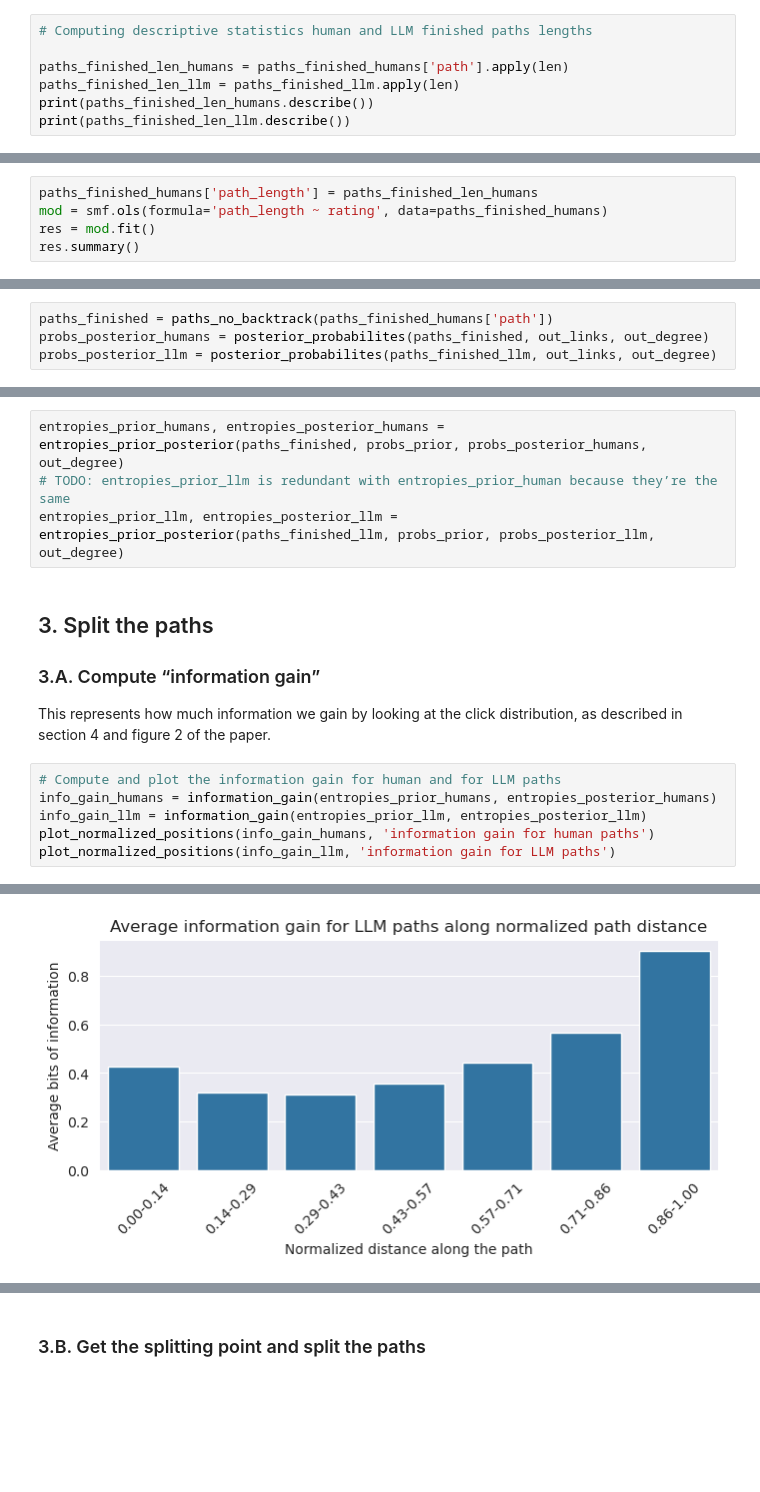
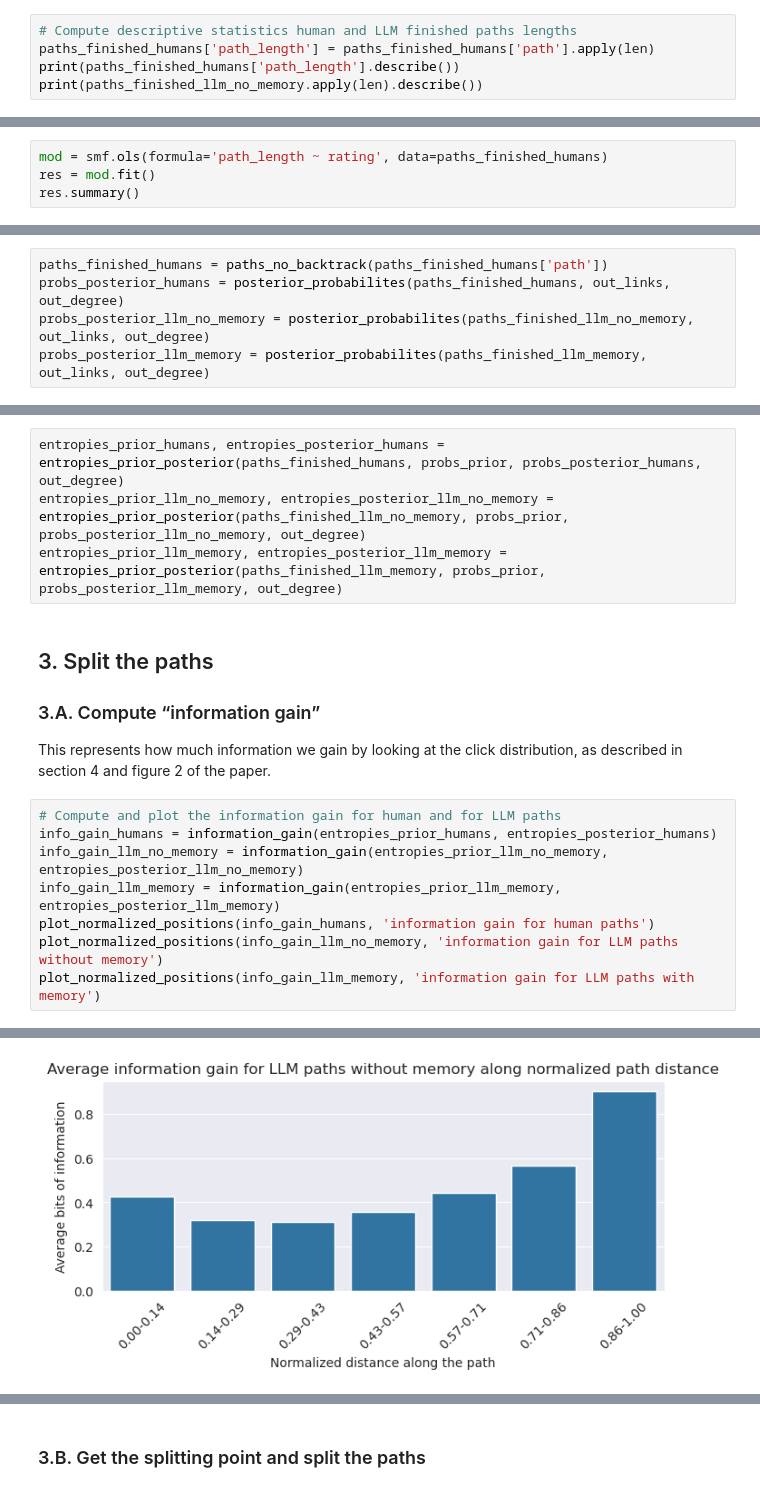
Before and after one commit to epfl-ada/ada-2024-project-adaspeedia, a Jupyter notebook: results.ipynb, the cells around one changed output, grey strips where cells are left out. Cells and saved outputs as stored; diff of their text form; blank space fills up the shorter version.

Commit message:
Refactor to include LLM distances with memory

```diff
--- a/results.ipynb
+++ b/results.ipynb
@@ -28,12 +29,10 @@ We see that the LLM has a low median and mean path length, **but** the here we o
 
 TODO Analyze again once we have the paths of LLM with memory
 # %%
-# Computing descriptive statistics human and LLM finished paths lengths
-
-paths_finished_len_humans = paths_finished_humans['path'].apply(len)
-paths_finished_len_llm = paths_finished_llm.apply(len)
-print(paths_finished_len_humans.describe())
-print(paths_finished_len_llm.describe())
+# Compute descriptive statistics human and LLM finished paths lengths
+paths_finished_humans['path_length'] = paths_finished_humans['path'].apply(len)
+print(paths_finished_humans['path_length'].describe())
+print(paths_finished_llm_no_memory.apply(len).describe())
 # %% [output]
 count    51307.000000
 mean         6.758668
@@ -74,7 +73,6 @@ We observe that the rating is positively correlated with the path length.
 R2 shows that our model explains some of the variance of the data.
 p is close to 0 which shows that the rating is a good predictor for the path length.
 # %%
-paths_finished_humans['path_length'] = paths_finished_len_humans
 mod = smf.ols(formula='path_length ~ rating', data=paths_finished_humans)
 res = mod.fit()
 res.summary()
@@ -117,17 +115,18 @@ out_links = links.groupby('linkSource')['linkTarget'].agg(list)
 
 ![Formula for the posterior click probability](./images/probs_posterior.png)
 # %%
-paths_finished = paths_no_backtrack(paths_finished_humans['path'])
-probs_posterior_humans = posterior_probabilites(paths_finished, out_links, out_degree)
-probs_posterior_llm = posterior_probabilites(paths_finished_llm, out_links, out_degree)
+paths_finished_humans = paths_no_backtrack(paths_finished_humans['path'])
+probs_posterior_humans = posterior_probabilites(paths_finished_humans, out_links, out_degree)
+probs_posterior_llm_no_memory = posterior_probabilites(paths_finished_llm_no_memory, out_links, out_degree)
+probs_posterior_llm_memory = posterior_probabilites(paths_finished_llm_memory, out_links, out_degree)
 # %% [markdown]
 ### 2.C. Prior and posterior entropies
 
 Compute the prior and posterior entropy at each article along the path, except for the goal, because entropy is 0 once we have reached the goal.
 # %%
-entropies_prior_humans, entropies_posterior_humans = entropies_prior_posterior(paths_finished, probs_prior, probs_posterior_humans, out_degree)
-# TODO: entropies_prior_llm is redundant with entropies_prior_human because they’re the same
-entropies_prior_llm, entropies_posterior_llm = entropies_prior_posterior(paths_finished_llm, probs_prior, probs_posterior_llm, out_degree)
+entropies_prior_humans, entropies_posterior_humans = entropies_prior_posterior(paths_finished_humans, probs_prior, probs_posterior_humans, out_degree)
+entropies_prior_llm_no_memory, entropies_posterior_llm_no_memory = entropies_prior_posterior(paths_finished_llm_no_memory, probs_prior, probs_posterior_llm_no_memory, out_degree)
+entropies_prior_llm_memory, entropies_posterior_llm_memory = entropies_prior_posterior(paths_finished_llm_memory, probs_prior, probs_posterior_llm_memory, out_degree)
 # %% [markdown]
 ## 3. Split the paths
 
@@ -137,9 +136,11 @@ This represents how much information we gain by looking at the click distributio
 # %%
 # Compute and plot the information gain for human and for LLM paths
 info_gain_humans = information_gain(entropies_prior_humans, entropies_posterior_humans)
-info_gain_llm = information_gain(entropies_prior_llm, entropies_posterior_llm)
+info_gain_llm_no_memory = information_gain(entropies_prior_llm_no_memory, entropies_posterior_llm_no_memory)
+info_gain_llm_memory = information_gain(entropies_prior_llm_memory, entropies_posterior_llm_memory)
 plot_normalized_positions(info_gain_humans, 'information gain for human paths')
-plot_normalized_positions(info_gain_llm, 'information gain for LLM paths')
+plot_normalized_positions(info_gain_llm_no_memory, 'information gain for LLM paths without memory')
+plot_normalized_positions(info_gain_llm_memory, 'information gain for LLM paths with memory')
 # %% [output]
 [figure]
-[figure, old version]
+[figure, new version]
```
Also changed, not shown: parts of 28 cells of this notebook, 4 other files.
